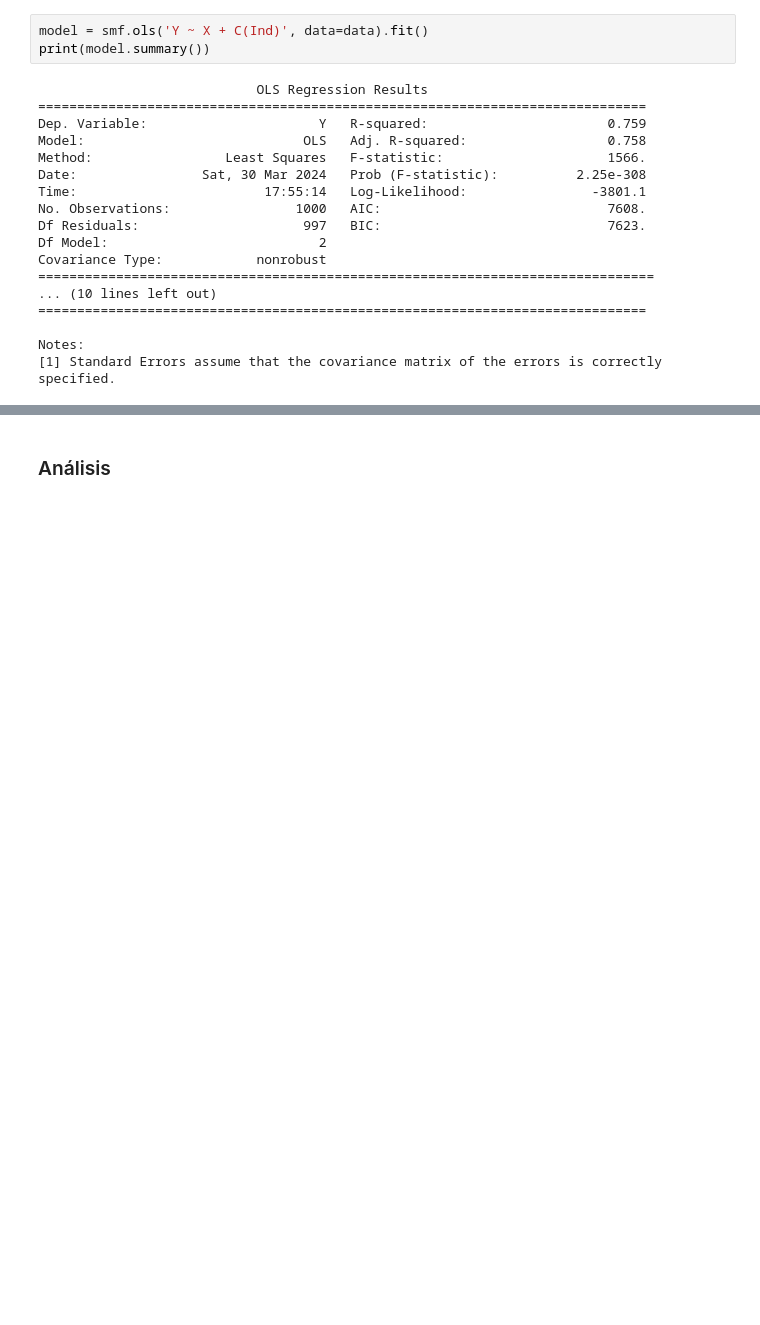
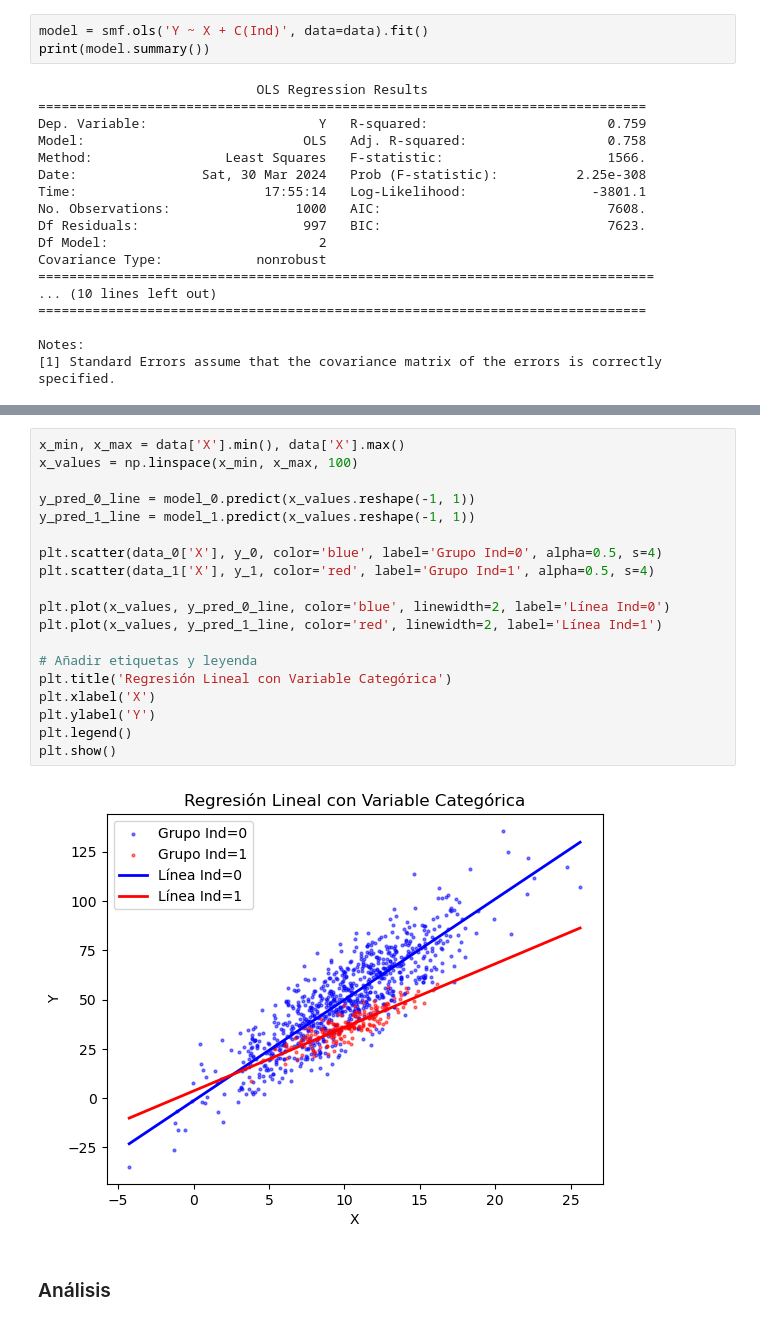
Before and after one commit to Daniel1martinez2/mcd-analisis-cuantitativo-evaluacion-1, a Jupyter notebook: punto_1.ipynb, the cells around one changed output, grey strips where cells are left out. Drawn from its saved outputs; the diff is of its cells as text; blank space fills up the shorter version.

```diff
--- a/punto_1.ipynb
+++ b/punto_1.ipynb
@@ -170,2 +213,23 @@ Notes:
+# %%
+x_min, x_max = data['X'].min(), data['X'].max()
+x_values = np.linspace(x_min, x_max, 100)
+
+y_pred_0_line = model_0.predict(x_values.reshape(-1, 1))
+y_pred_1_line = model_1.predict(x_values.reshape(-1, 1))
+
+plt.scatter(data_0['X'], y_0, color='blue', label='Grupo Ind=0', alpha=0.5, s=4)
+plt.scatter(data_1['X'], y_1, color='red', label='Grupo Ind=1', alpha=0.5, s=4)
+
+plt.plot(x_values, y_pred_0_line, color='blue', linewidth=2, label='Línea Ind=0')
+plt.plot(x_values, y_pred_1_line, color='red', linewidth=2, label='Línea Ind=1')
+
+# Añadir etiquetas y leyenda
+plt.title('Regresión Lineal con Variable Categórica')
+plt.xlabel('X')
+plt.ylabel('Y')
+plt.legend()
+plt.show()
+# %% [output]
+[figure, added]
 # %% [markdown]
 ### Análisis
```
Also changed, not shown: parts of 1 cell of this notebook.
